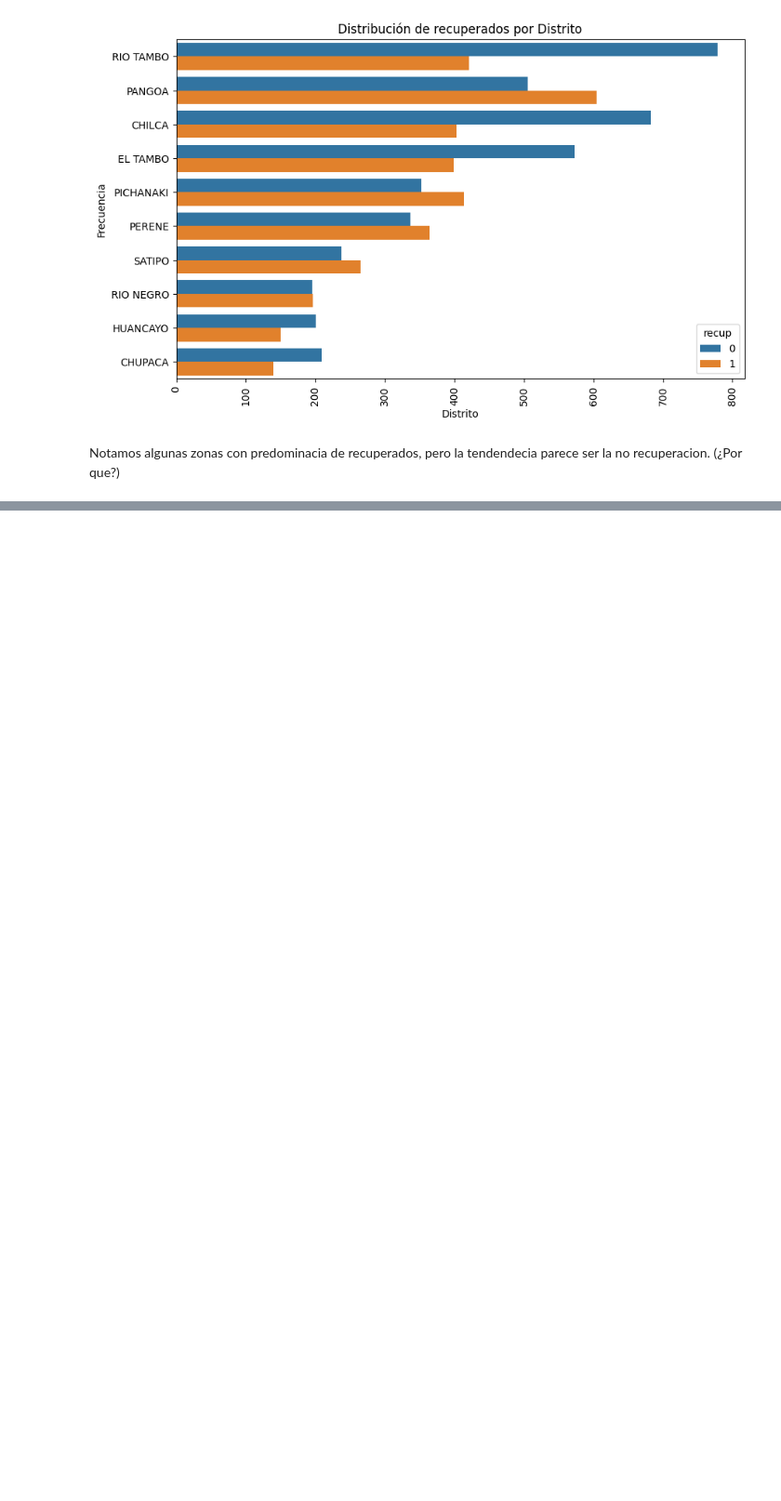
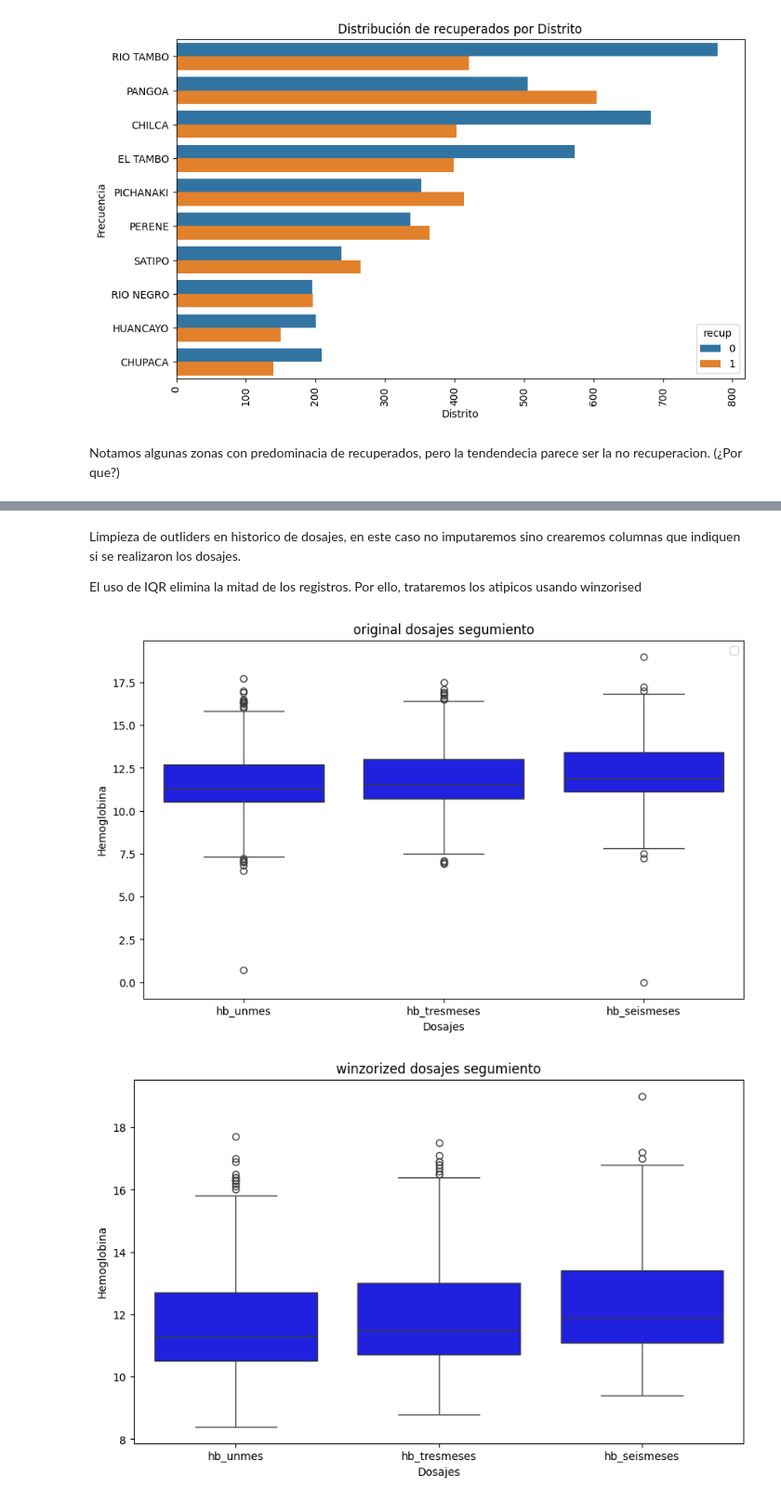
Before and after one commit to R0SEWT/HbJunin, a Jupyter notebook: code/Preprocesamiento.ipynb, the cells around one changed output, grey strips where cells are left out. Shown at 93% size. Saved outputs shown, nothing was run; the diff lists cells and outputs as text; code cells hidden in the pictures; blank space fills up the shorter version.

```diff
--- a/code/Preprocesamiento.ipynb
+++ b/code/Preprocesamiento.ipynb
@@ -655,0 +440,21 @@ df.to_csv('../datasets/Niños_menores_de_36_meses_con_dx_de_anemia_en_la_Región
+# %%
+# Si hay fecha de suplemento, le dieron el suplemento
+df['num_sup'] = 0 * len(df)
+
+for i in range(1, 7): # fecha_supT1-6
+    df['num_sup'] += 1 * df[f'fecha_supT{i}'].notnull()
+
+df.drop([f'fecha_supT{i}' for i in range(1, 7)], axis=1, inplace=True)
+
+#  Dosajes de seguimiento
+# Si hay fecha o resultado, hubo dosaje
+
+df['num_dos_seg'] = 0 * len(df)
+
+#df['num_dos'] += df[['fecha_dosaje_dx', 'hb_dx']].notnull().any(axis=1) # dosaje diagnóstico no va
+df['num_dos_seg'] += df[['fecha_dosaje_mes', 'hb_unmes']].notnull().all(axis=1)
+df['num_dos_seg'] += df[['fecha_dosaje_3_meses', 'hb_tresmeses']].notnull().all(axis=1)
+df['num_dos_seg'] += df[['fecha_dosaje_6_meses', 'hb_seismeses']].notnull().all(axis=1)
+
+df.drop(['fecha_dosaje_mes', 'fecha_dosaje_3_meses', 'fecha_dosaje_6_meses'], axis=1, inplace=True)
+#df.drop(['hb_unmes', 'hb_tresmeses', 'hb_seismeses'], axis=1, inplace=True)
@@ -655,0 +485,30 @@ df.to_csv('../datasets/Niños_menores_de_36_meses_con_dx_de_anemia_en_la_Región
+# %% [markdown]
+Limpieza de outliders en historico de dosajes, en este caso no imputaremos sino crearemos columnas que indiquen si se realizaron los dosajes.
+
+El uso de IQR elimina la mitad de los registros. Por ello, trataremos los atipicos usando winzorised
+# %%
+
+from scipy.stats.mstats import winsorize
+
+aux_df = df[['hb_unmes', 'hb_tresmeses', 'hb_seismeses']]
+
+aux_df = aux_df.apply(lambda x: winsorize(x, limits=[0.005, 0.01]), axis=0)
+
+plt.figure(figsize=(10, 6))
+sns.boxplot(df[['hb_unmes', 'hb_tresmeses', 'hb_seismeses']], color='blue')
+plt.title('original dosajes segumiento')
+plt.xlabel('Dosajes')
+plt.ylabel('Hemoglobina')
+plt.legend()
+plt.show()
+
+
+plt.figure(figsize=(10, 6))
+sns.boxplot(data=aux_df, color='blue')
+plt.title('winzorized dosajes segumiento')
+plt.xlabel('Dosajes')
+plt.ylabel('Hemoglobina')
+plt.show()
+# %% [output]
+[figure, added]
+[figure, added]
```
Also changed, not shown: parts of 76 cells of this notebook, 4 other files.
